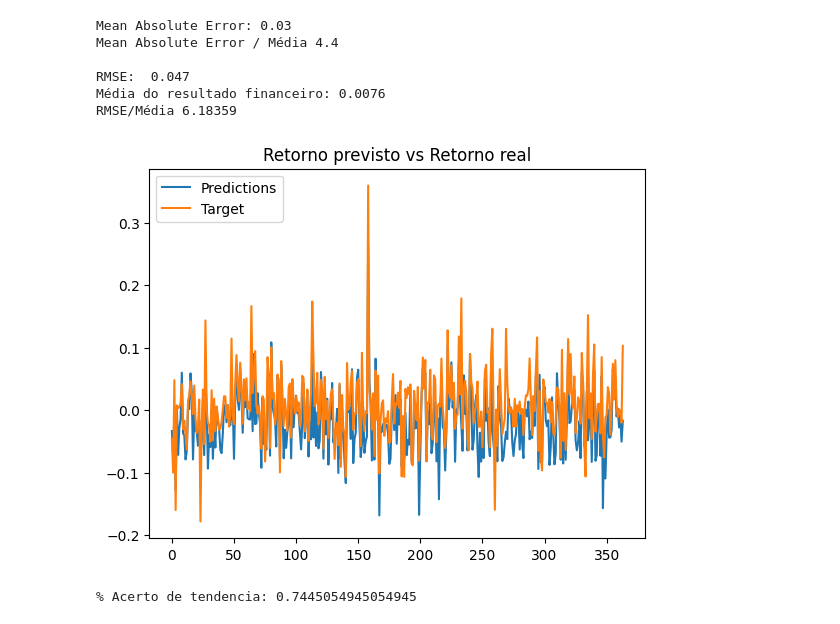
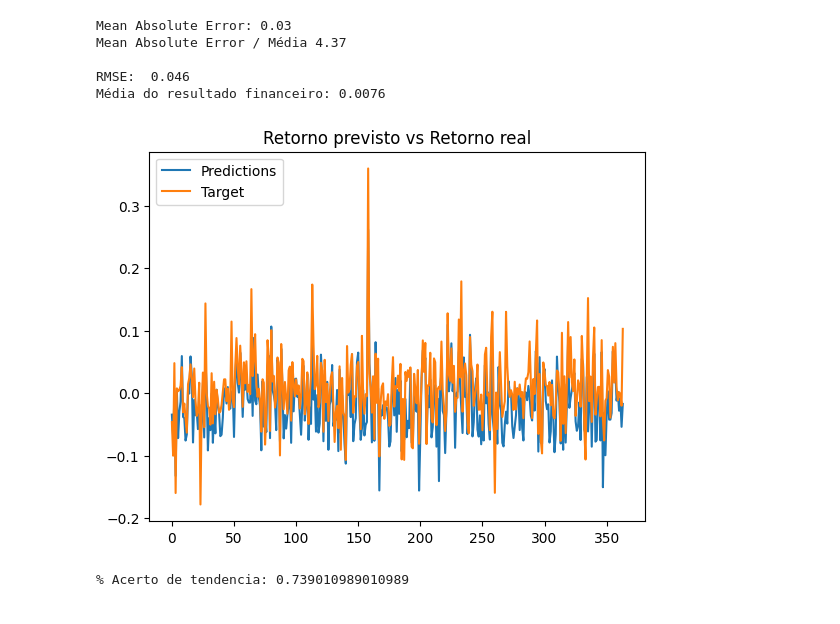
Before and after one commit to ehbats/tcc, a Jupyter notebook: twittator/data_analysis/technical_rf.ipynb, the cells around one changed output. Cells and saved outputs as stored; diff of their text form; code cells hidden in the pictures.

```diff
--- a/twittator/data_analysis/technical_rf.ipynb
+++ b/twittator/data_analysis/technical_rf.ipynb
@@ -179,67 +89,49 @@ RMSE/Média 13.33395
 # %%
-
+from data_analysis.services.random_forests import RandomForestsWrapper
+import matplotlib.pyplot as plt
 import numpy as np
-analysis_df = petr4_3_days.copy(deep = True)
-
-target_df = analysis_df['Close PnL 3 days']
-target_array = np.array(target_df)
-
-features_df = analysis_df.drop(columns='Close PnL 3 days')
-features_array = np.array(features_df)
-
-from sklearn.model_selection import train_test_split
-from sklearn.ensemble import RandomForestRegressor
-from sklearn import preprocessing
 from sklearn.metrics import mean_squared_error
-import matplotlib.pyplot as plt
-import math
 
 np.random.seed(31415)
 
-min_max_scaler = preprocessing.MinMaxScaler()
+instance = RandomForestsWrapper()
+results = RandomForestsWrapper().run(petr4_3_days, 'Close PnL 3 days')
+predictions = results['predictions']
+errors = results['errors']
+test_target = results['test_target']
 
-train_features, test_features, train_target, test_target = train_test_split(features_array, target_array, test_size = 0.3)
-start_date = petr4_3_days.loc[petr4_3_days['Close PnL 3 days'] == test_target[0]]
-
-train_features = min_max_scaler.fit_transform(train_features)
-test_features = min_max_scaler.fit_transform(test_features)
-random_forests_intance = RandomForestRegressor(random_state=0)
-random_forests_intance.fit(train_features, train_target)
-predictions = random_forests_intance.predict(test_features)
-errors = abs(predictions - test_target)
 print('Mean Absolute Error:', round(np.mean(errors), 2))
 print('Mean Absolute Error / Média', round(np.mean(errors)/np.mean(test_target), 2))
 # Predicting the target values of the test set
 
 # RMSE (Root Mean Square Error)
 rmse = float(format(np.sqrt(mean_squared_error(test_target, predictions)), '.3f'))
 print("\nRMSE: ", rmse)
 
 print("Média do resultado financeiro:", round(np.mean(test_target), 5))
-print("RMSE/Média", round(rmse/np.mean(test_target), 5))
+# print("RMSE/Média", round(rmse/np.mean(test_target), 5))
 
 
 plt.plot(predictions, label='Predictions')
 plt.plot(test_target, label='Target')
 plt.legend(loc="upper left")
 plt.title('Retorno previsto vs Retorno real')
 plt.show()
 
 direction_count = 0
 for index in range(len(predictions)):
     if predictions[index] > 0 and test_target[index] > 0:
         direction_count += 1
     if predictions[index] < 0 and test_target[index] < 0:
         direction_count += 1
 
 print(f'% Acerto de tendencia: {direction_count/len(predictions)}')
 # %% [output]
 Mean Absolute Error: 0.03
-Mean Absolute Error / Média 4.4
+Mean Absolute Error / Média 4.37
 
-RMSE:  0.047
+RMSE:  0.046
 Média do resultado financeiro: 0.0076
-RMSE/Média 6.18359
-[figure, old version]
+[figure, new version]
-% Acerto de tendencia: 0.7445054945054945
+% Acerto de tendencia: 0.739010989010989
 # %%
```
Also changed, not shown: parts of 15 cells of this notebook, 6 other files.
